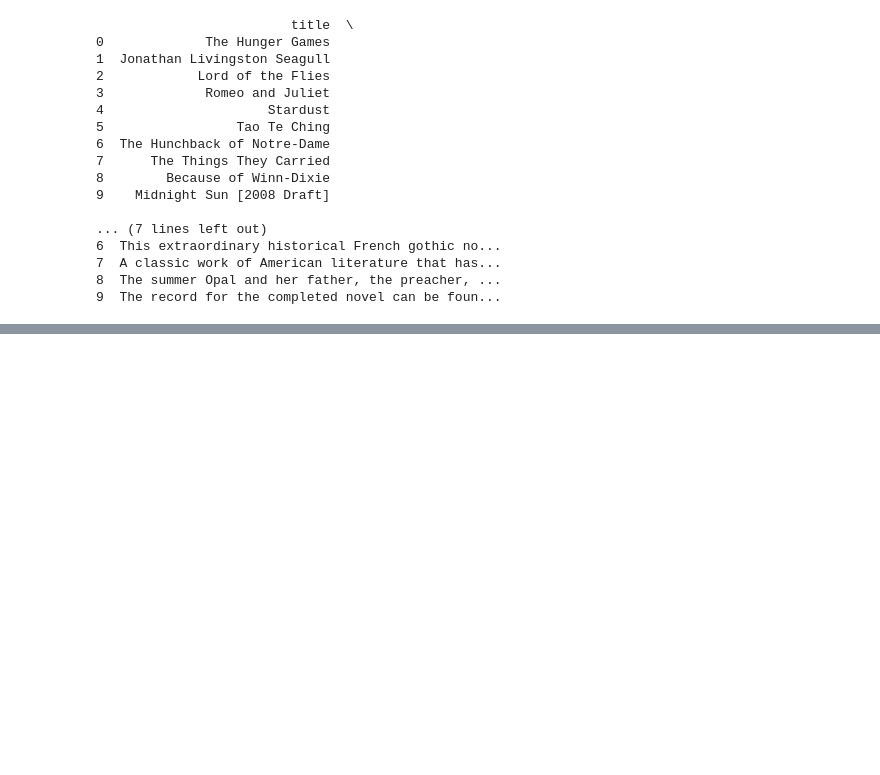
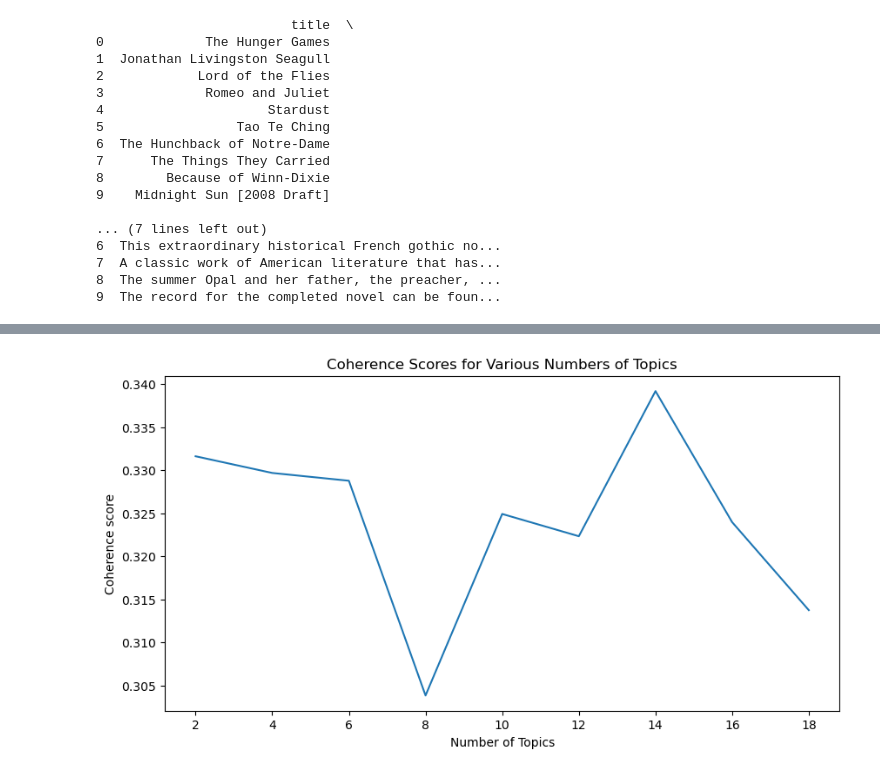
Before and after one commit to Pri0805/AML-Project, a Jupyter notebook: Topic Modeling (LDA) and Clustering.ipynb, the cells around one changed output, grey strips where cells are left out. Cells and saved outputs as stored; diff of their text form; code cells hidden in the pictures; blank space fills up the shorter version.

```diff
--- a/Topic Modeling (LDA) and Clustering.ipynb
+++ b/Topic Modeling (LDA) and Clustering.ipynb
@@ -140,4 +140,48 @@ df
 1498 rows × 3 columns
+# %%
+import pandas as pd
+from gensim.models import LdaMulticore, CoherenceModel
+from gensim.corpora import Dictionary
+import matplotlib.pyplot as plt
+
+# Assuming you have a dataframe named 'df'
+# df = pd.read_csv('your_dataframe.csv') # Replace with the actual loading code if needed
+
+# Convert the 'processed_description' column into a list of lists of tokens
+texts = [desc.split() for desc in df['processed_description']]
+
+# Create a dictionary and corpus
+dictionary = Dictionary(texts)
+
+# Filter out extremes to limit the number of features
+dictionary.filter_extremes(no_below=5, no_above=0.5, keep_n=100000)
+
+corpus = [dictionary.doc2bow(text) for text in texts]
+
+# Define the range of topics to try
+topic_nums = list(range(2, 20, 2))
+
+coherence_values = []
+model_list = []
+
+for num_topics in topic_nums:
+    # Train LDA model
+    model = LdaMulticore(corpus=corpus, id2word=dictionary, num_topics=num_topics, passes=10)
+    model_list.append(model)
+
+    # Compute Coherence Score
+    coherencemodel = CoherenceModel(model=model, texts=texts, dictionary=dictionary, coherence='c_v')
+    coherence_values.append(coherencemodel.get_coherence())
+
+# Plotting the coherence scores
+plt.figure(figsize=(10, 5))
+plt.plot(topic_nums, coherence_values)
+plt.xlabel("Number of Topics")
+plt.ylabel("Coherence score")
+plt.title("Coherence Scores for Various Numbers of Topics")
+plt.show()
+# %% [output]
+[figure, added]
 # %%
 import pandas as pd
 from gensim import corpora, models
```
Also changed, not shown: parts of 5 cells of this notebook.
